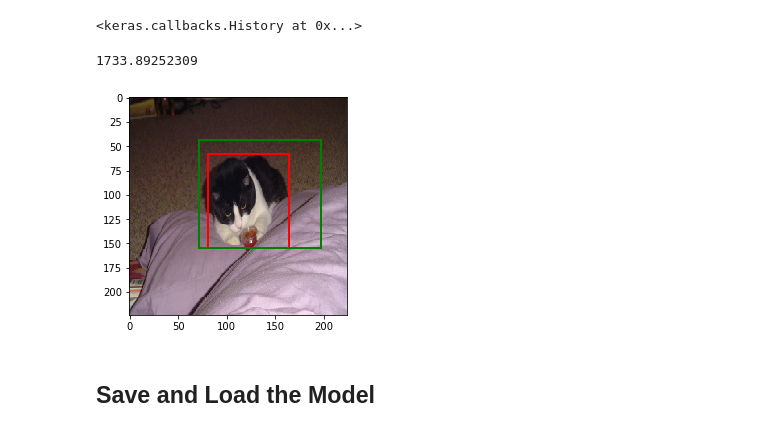
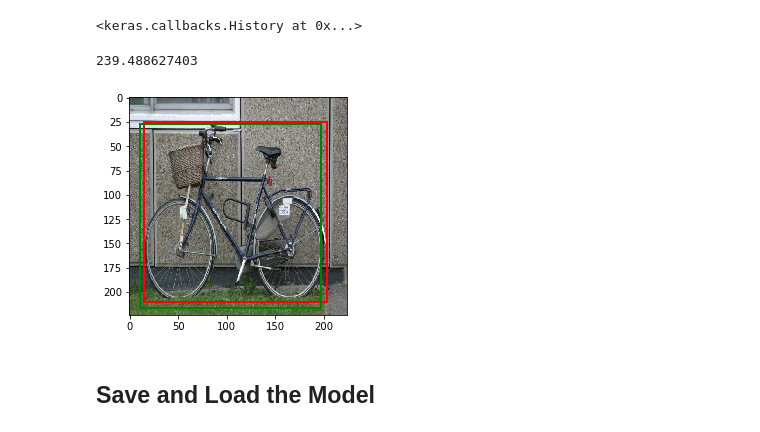
Before and after one commit to sksq96/cnn-localization, a Jupyter notebook: keral-finetune.ipynb, the cells around one changed output. Drawn from its saved outputs; the diff is of its cells as text; code cells hidden in the pictures.

```diff
--- a/keral-finetune.ipynb
+++ b/keral-finetune.ipynb
@@ -174,14 +173,14 @@ def plot(y, y_pred, folder='dev'):
     img = list(data.keys())[idx]
     plot_bb(img, y[idx], y_pred[idx])
 # %%
-y_pred, mse = test(X_test, y_test)
+y_pred, mse = test(X, y)
 print(mse)
 # %% [output]
-1733.89252309
+239.488627403
 # %%
-plot(y_test, y_pred, 'test')
+plot(y, y_pred)
 # %% [output]
-[figure, old version]
+[figure, new version]
 # %% [markdown]
 ## Save and Load the Model
 # %%
```
Also changed, not shown: parts of 1 cell of this notebook.
